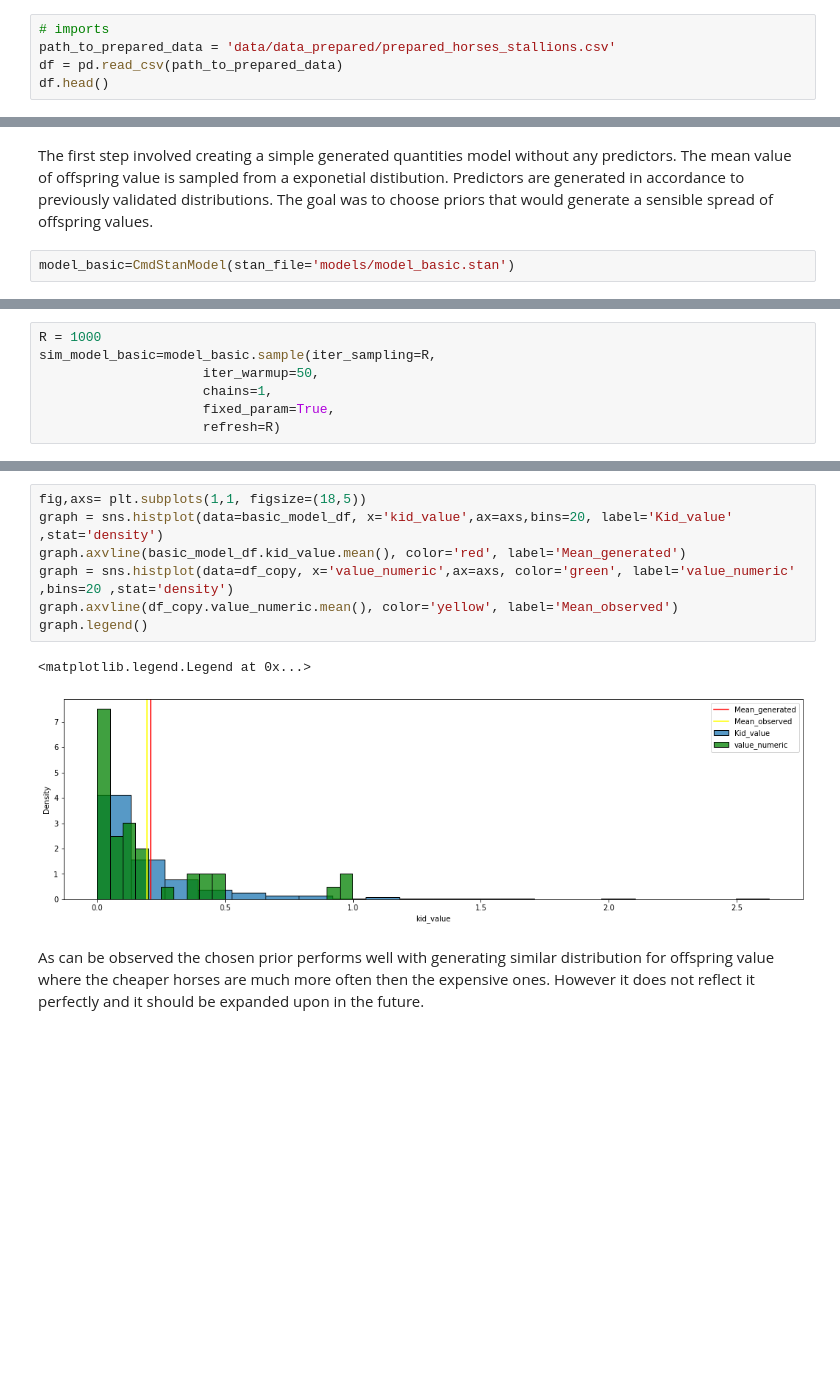
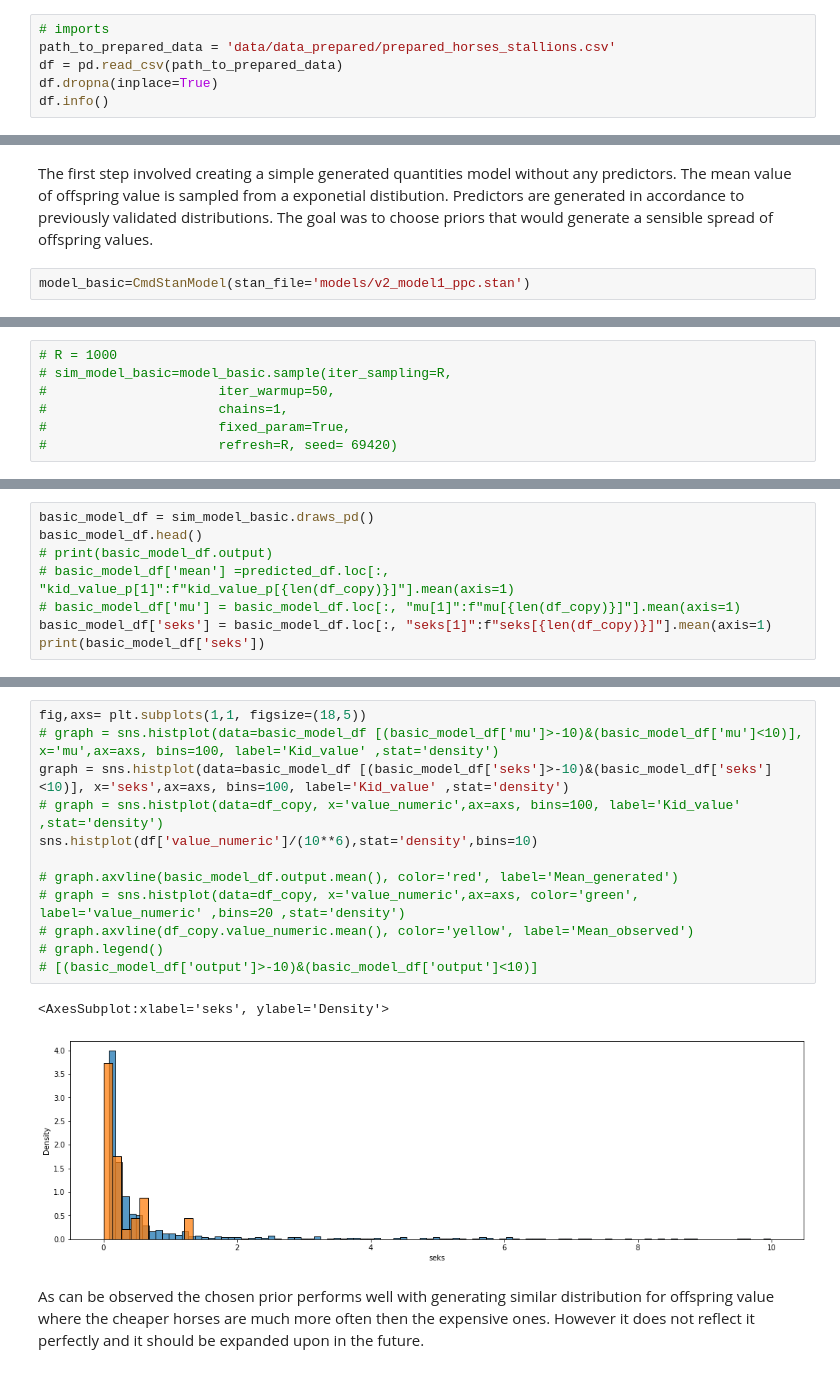
Before and after one commit to Motyleczek/racehorse_bayes, a Jupyter notebook: data_analysis.ipynb, the cells around one changed output, grey strips where cells are left out. Drawn from its saved outputs; the diff is of its cells as text; blank space fills up the shorter version.

```diff
--- a/data_analysis.ipynb
+++ b/data_analysis.ipynb
@@ -71,5 +75,6 @@ Additionally, we have limited ourselfes to analysing male offspring - male and f
 # imports
 path_to_prepared_data = 'data/data_prepared/prepared_horses_stallions.csv'
 df = pd.read_csv(path_to_prepared_data)
-df.head()
+df.dropna(inplace=True)
+df.info()
 # %% [output]
@@ -147,5 +164,5 @@ The first step involved creating a simple generated quantities model without any
 The mean value of offspring value is sampled from a exponetial distibution. Predictors are generated in accordance to previously validated distributions. The goal was to
 choose priors that would generate a sensible spread of offspring values.
 # %%
-model_basic=CmdStanModel(stan_file='models/model_basic.stan')
+model_basic=CmdStanModel(stan_file='models/v2_model1_ppc.stan')
 # %% [output]
@@ -153,7 +195,7 @@ INFO:cmdstanpy:found newer exe file, not recompiling
 # %%
-R = 1000
-sim_model_basic=model_basic.sample(iter_sampling=R,
-                     iter_warmup=50,
-                     chains=1,
-                     fixed_param=True,
-                     refresh=R)
+# R = 1000
+# sim_model_basic=model_basic.sample(iter_sampling=R,
+#                      iter_warmup=50,
+#                      chains=1,
+#                      fixed_param=True,
+#                      refresh=R, seed= 69420)
@@ -179,0 +202,8 @@ basic_model_df.head()
+# %%
+basic_model_df = sim_model_basic.draws_pd()
+basic_model_df.head()
+# print(basic_model_df.output)
+# basic_model_df['mean'] =predicted_df.loc[:, "kid_value_p[1]":f"kid_value_p[{len(df_copy)}]"].mean(axis=1)
+# basic_model_df['mu'] = basic_model_df.loc[:, "mu[1]":f"mu[{len(df_copy)}]"].mean(axis=1)
+basic_model_df['seks'] = basic_model_df.loc[:, "seks[1]":f"seks[{len(df_copy)}]"].mean(axis=1)
+print(basic_model_df['seks'])
@@ -180,13 +223,18 @@ basic_model_df.head()
 # %%
 fig,axs= plt.subplots(1,1, figsize=(18,5))
-graph = sns.histplot(data=basic_model_df, x='kid_value',ax=axs,bins=20, label='Kid_value' ,stat='density')
-graph.axvline(basic_model_df.kid_value.mean(), color='red', label='Mean_generated')
-graph = sns.histplot(data=df_copy, x='value_numeric',ax=axs, color='green', label='value_numeric' ,bins=20 ,stat='density')
-graph.axvline(df_copy.value_numeric.mean(), color='yellow', label='Mean_observed')
-graph.legend()
+# graph = sns.histplot(data=basic_model_df [(basic_model_df['mu']>-10)&(basic_model_df['mu']<10)], x='mu',ax=axs, bins=100, label='Kid_value' ,stat='density')
+graph = sns.histplot(data=basic_model_df [(basic_model_df['seks']>-10)&(basic_model_df['seks']<10)], x='seks',ax=axs, bins=100, label='Kid_value' ,stat='density')
+# graph = sns.histplot(data=df_copy, x='value_numeric',ax=axs, bins=100, label='Kid_value' ,stat='density')
+sns.histplot(df['value_numeric']/(10**6),stat='density',bins=10)
+
+# graph.axvline(basic_model_df.output.mean(), color='red', label='Mean_generated')
+# graph = sns.histplot(data=df_copy, x='value_numeric',ax=axs, color='green', label='value_numeric' ,bins=20 ,stat='density')
+# graph.axvline(df_copy.value_numeric.mean(), color='yellow', label='Mean_observed')
+# graph.legend()
+# [(basic_model_df['output']>-10)&(basic_model_df['output']<10)]
 # %% [output]
-<matplotlib.legend.Legend at 0x...>
+<AxesSubplot:xlabel='seks', ylabel='Density'>
-[figure, old version]
+[figure, new version]
 # %% [markdown]
 As can be observed the chosen prior performs well with generating similar distribution for offspring value where the cheaper horses are much more often then the expensive ones. However it does not reflect it perfectly and it should be expanded upon in the future.
 # %% [markdown]
```
Also changed, not shown: parts of 48 cells of this notebook, 22 other files.
